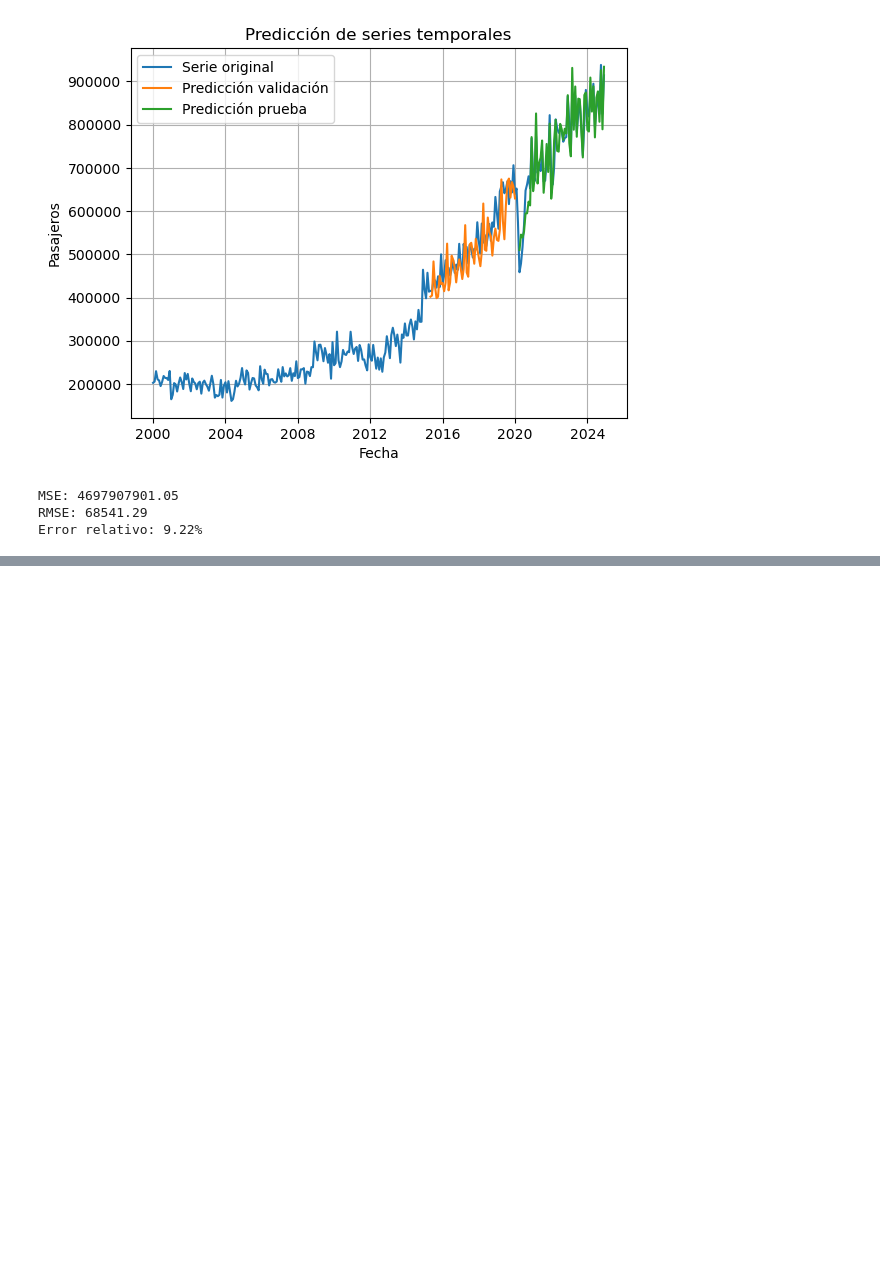
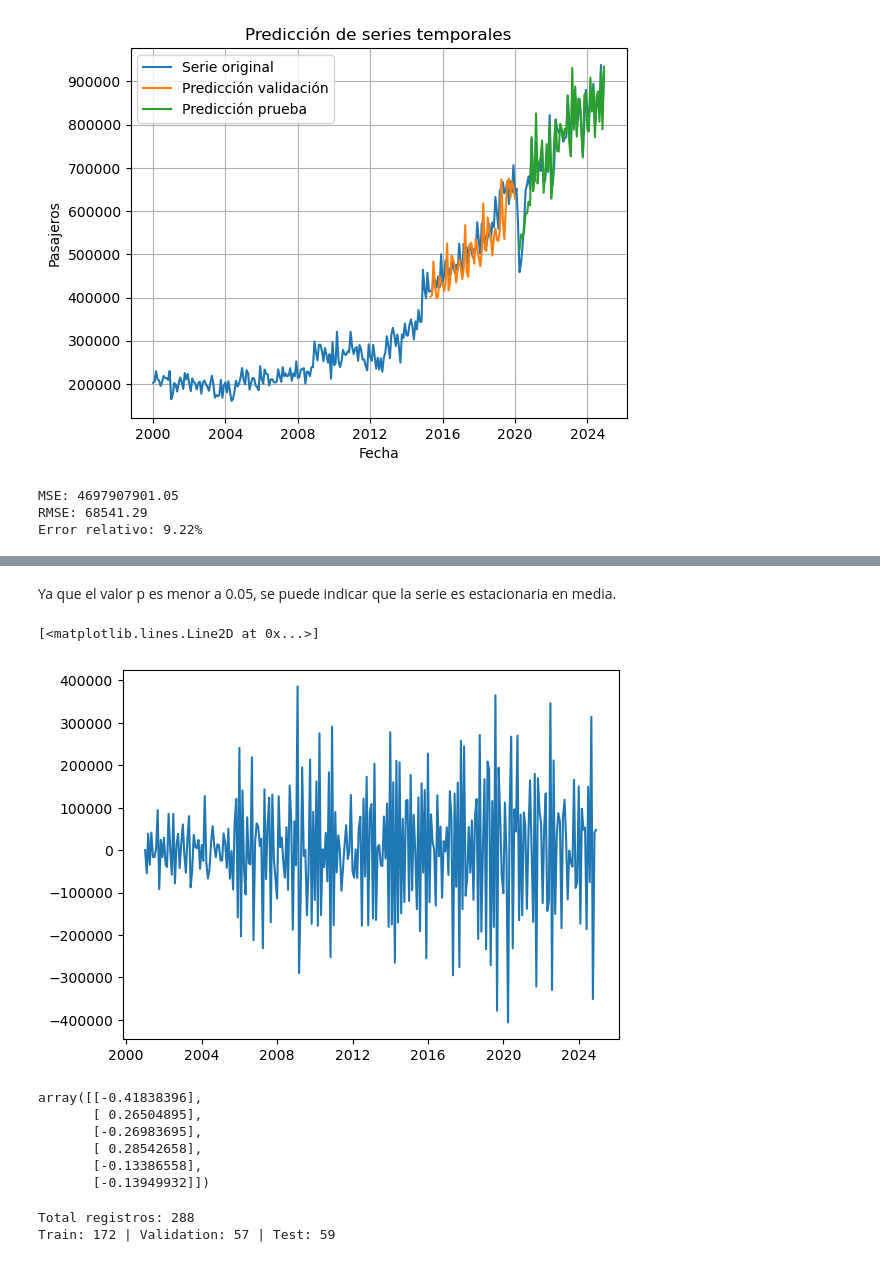
Before and after one commit to ignaciomendeza/DS-Lab.-2, a Jupyter notebook: lab2.ipynb, the cells around one changed output, grey strips where cells are left out. Saved outputs shown, nothing was run; the diff lists cells and outputs as text; code cells hidden in the pictures; blank space fills up the shorter version.

```diff
--- a/lab2.ipynb
+++ b/lab2.ipynb
@@ -594,0 +677,9 @@ Error relativo: 9.22%
+# %%
+print('Resultados del Test de Dickey Fuller para una diferenciación de la serie')
+regular_i_diff = regular_i.diff()
+regular_i_diff.fillna(0,inplace=True)
+dfTest = adfuller(regular_i_diff)
+salidaDf = pd.Series(dfTest[0:4], index=['Estadístico de prueba','p-value','# de retardos usados','# de observaciones usadas'])
+for key,value in dfTest[4].items():
+        salidaDf['Critical Value (%s)'%key] = value
+print(salidaDf)
@@ -594,0 +696,46 @@ Error relativo: 9.22%
+# %% [markdown]
+Ya que el valor p es menor a 0.05, se puede indicar que la serie es estacionaria en media.
+# %%
+plt.plot(regular_i_diff)
+# %% [output]
+[<matplotlib.lines.Line2D at 0x...>]
+[figure, added]
+# %%
+scaler = StandardScaler()
+regular_i_scaled = scaler.fit_transform(regular_i_diff)
+regular_i_scaled[1:7]
+# %% [output]
+array([[-0.41838396],
+       [ 0.26504895],
+       [-0.26983695],
+       [ 0.28542658],
+       [-0.13386558],
+       [-0.13949932]])
+# %%
+total_len = len(regular_i_scaled)
+
+# Definir proporciones
+trainir_prop = 0.6
+valir_prop = 0.2
+testir_prop = 0.2
+
+# Calcular índices
+trainir_end = int(trainir_prop * total_len)
+valir_end = trainir_end + int(valir_prop * total_len)
+
+# Separar sin solapamientos
+trainir= regular_i_scaled[:trainir_end]
+validation = regular_i_scaled[trainir_end:valir_end]
+testir = regular_i_scaled[valir_end:]
+
+# Si hace falta, redimensionar (por ejemplo para un LSTM univariante)
+trainir = trainir.reshape(-1, 1)
+validation = validation.reshape(-1, 1)
+testir = testir.reshape(-1, 1)
+
+# Verificar tamaños
+print(f"Total registros: {total_len}")
+print(f"Train: {len(trainir)} | Validation: {len(validation)} | Test: {len(testir)}")
+# %% [output]
+Total registros: 288
+Train: 172 | Validation: 57 | Test: 59
```
Also changed, not shown: parts of 29 cells of this notebook.
